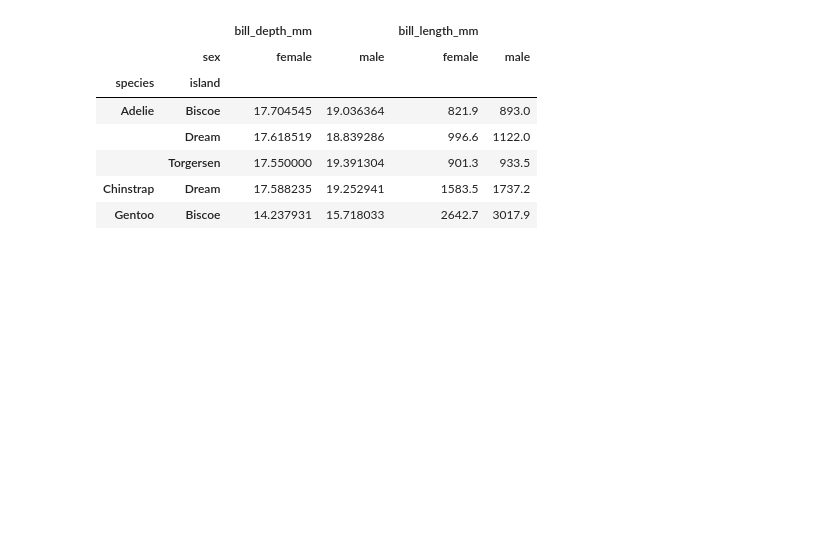
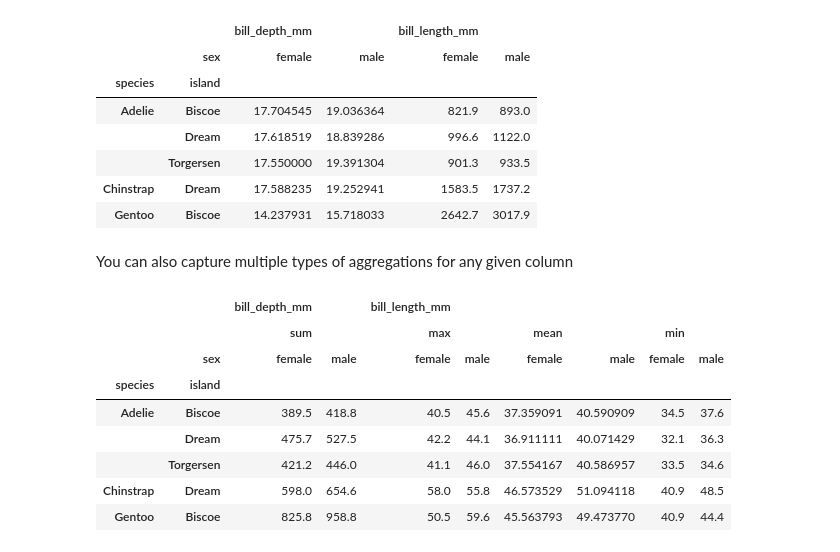
Before and after one commit to DS385Fall22/project-allienlee, a Jupyter notebook: project.ipynb, the cells around one changed output. Drawn from its saved outputs; the diff is of its cells as text; code cells hidden in the pictures; blank space fills up the shorter version.

```diff
--- a/project.ipynb
+++ b/project.ipynb
@@ -247,3 +282,22 @@ table1
 |  | Torgersen | 17.550000 | 19.391304 | 901.3 | 933.5 |
 | Chinstrap | Dream | 17.588235 | 19.252941 | 1583.5 | 1737.2 |
 | Gentoo | Biscoe | 14.237931 | 15.718033 | 2642.7 | 3017.9 |
+# %% [markdown]
+You can also capture multiple types of aggregations for any given column
+# %%
+table2 = pd.pivot_table(df, values=['bill_depth_mm', 'bill_length_mm'] ,
+                        index=['species', 'island'],
+                        columns=['sex'],
+                        aggfunc={'bill_depth_mm': np.sum,
+                                'bill_length_mm': [min, max, np.mean]})
+table2
+# %% [output]
+|  |  | bill_depth_mm |  | bill_length_mm |  |  |  |  |  |
+|  |  | sum |  | max |  | mean |  | min |  |
+|  | sex | female | male | female | male | female | male | female | male |
+| species | island |  |  |  |  |  |  |  |  |
+| Adelie | Biscoe | 389.5 | 418.8 | 40.5 | 45.6 | 37.359091 | 40.590909 | 34.5 | 37.6 |
+|  | Dream | 475.7 | 527.5 | 42.2 | 44.1 | 36.911111 | 40.071429 | 32.1 | 36.3 |
+|  | Torgersen | 421.2 | 446.0 | 41.1 | 46.0 | 37.554167 | 40.586957 | 33.5 | 34.6 |
+| Chinstrap | Dream | 598.0 | 654.6 | 58.0 | 55.8 | 46.573529 | 51.094118 | 40.9 | 48.5 |
+| Gentoo | Biscoe | 825.8 | 958.8 | 50.5 | 59.6 | 45.563793 | 49.473770 | 40.9 | 44.4 |
```
Also changed, not shown: parts of 7 cells of this notebook.
